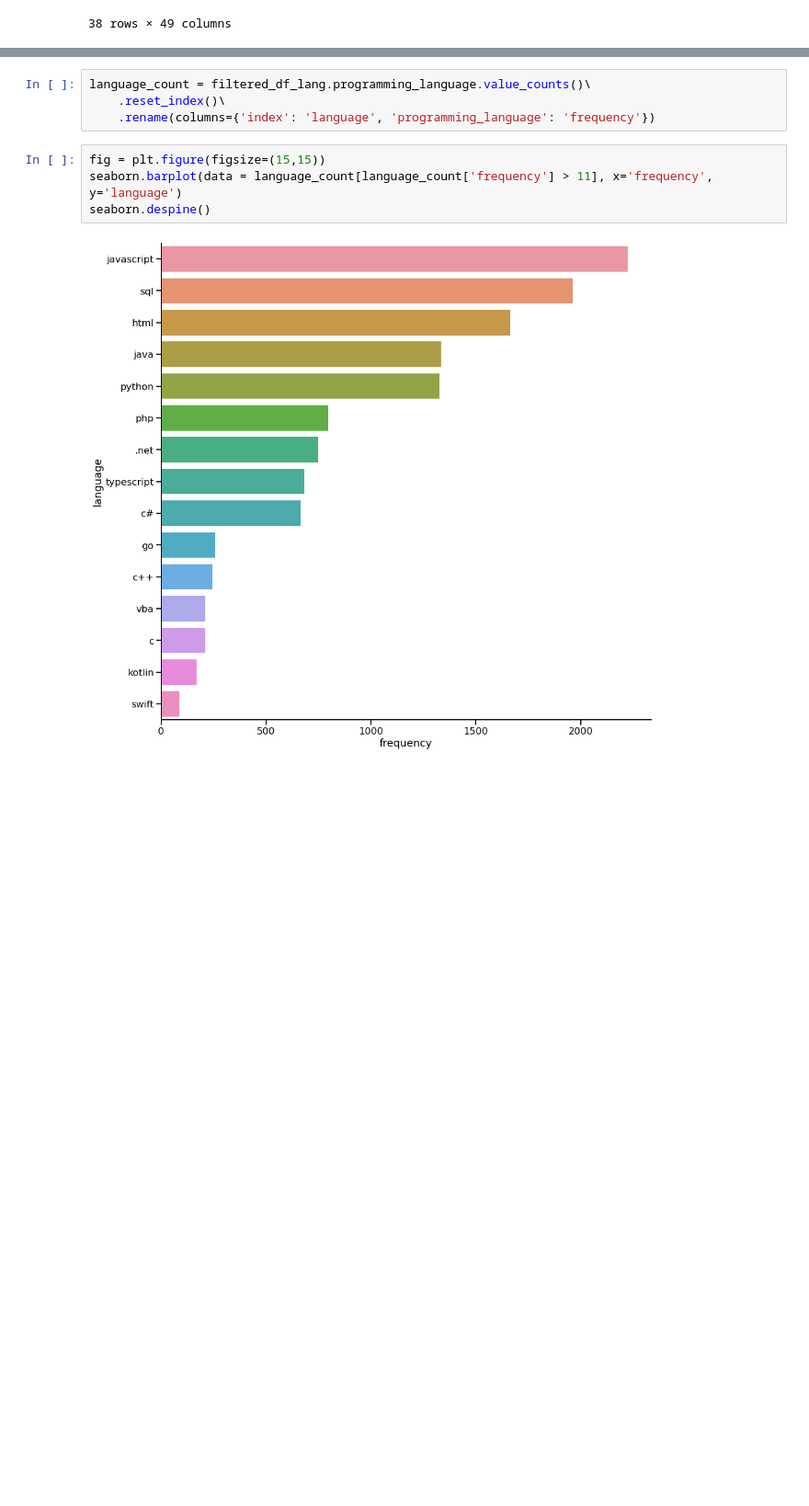
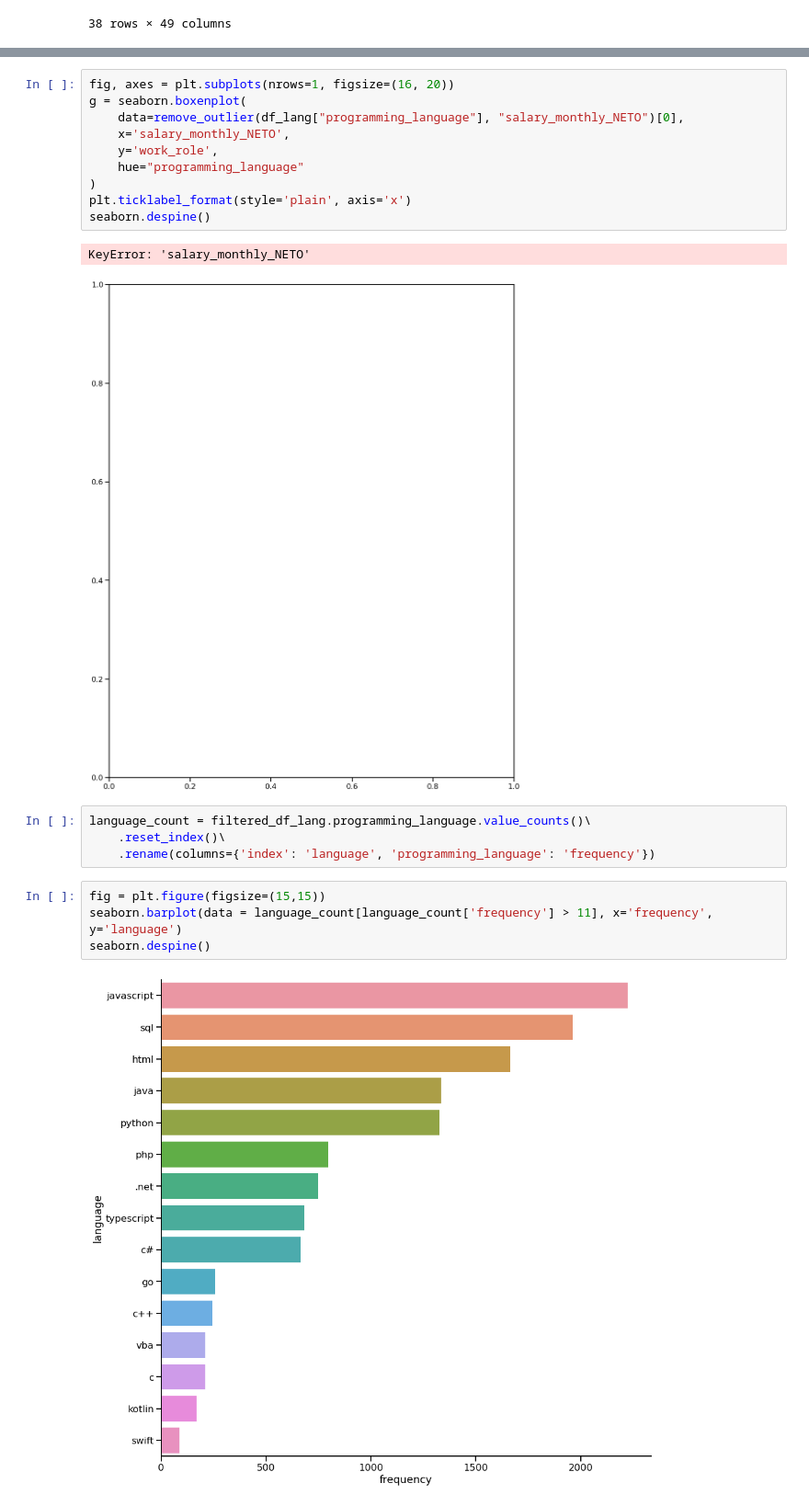
Before and after one commit to neolaand/diplodatos, a Jupyter notebook: entregable_rtas.ipynb, the cells around one changed output, grey strips where cells are left out. Shown: that part at 92% size. Cells and saved outputs as stored; diff of their text form; blank space fills up the shorter version.

```diff
--- a/entregable_rtas.ipynb
+++ b/entregable_rtas.ipynb
@@ -212,3 +212,16 @@ for lang in programming_languages:
+# %%
+fig, axes = plt.subplots(nrows=1, figsize=(16, 20))
+g = seaborn.boxenplot(
+    data=remove_outlier(df_lang["programming_language"], "salary_monthly_NETO")[0],
+    x='salary_monthly_NETO',
+    y='work_role',
+    hue="programming_language"
+)
+plt.ticklabel_format(style='plain', axis='x')
+seaborn.despine()
+# %% [output]
+KeyError: 'salary_monthly_NETO'
+[figure, added]
 # %%
 language_count = filtered_df_lang.programming_language.value_counts()\
     .reset_index()\
```
Also changed, not shown: parts of 2 cells of this notebook, 1 other file.
